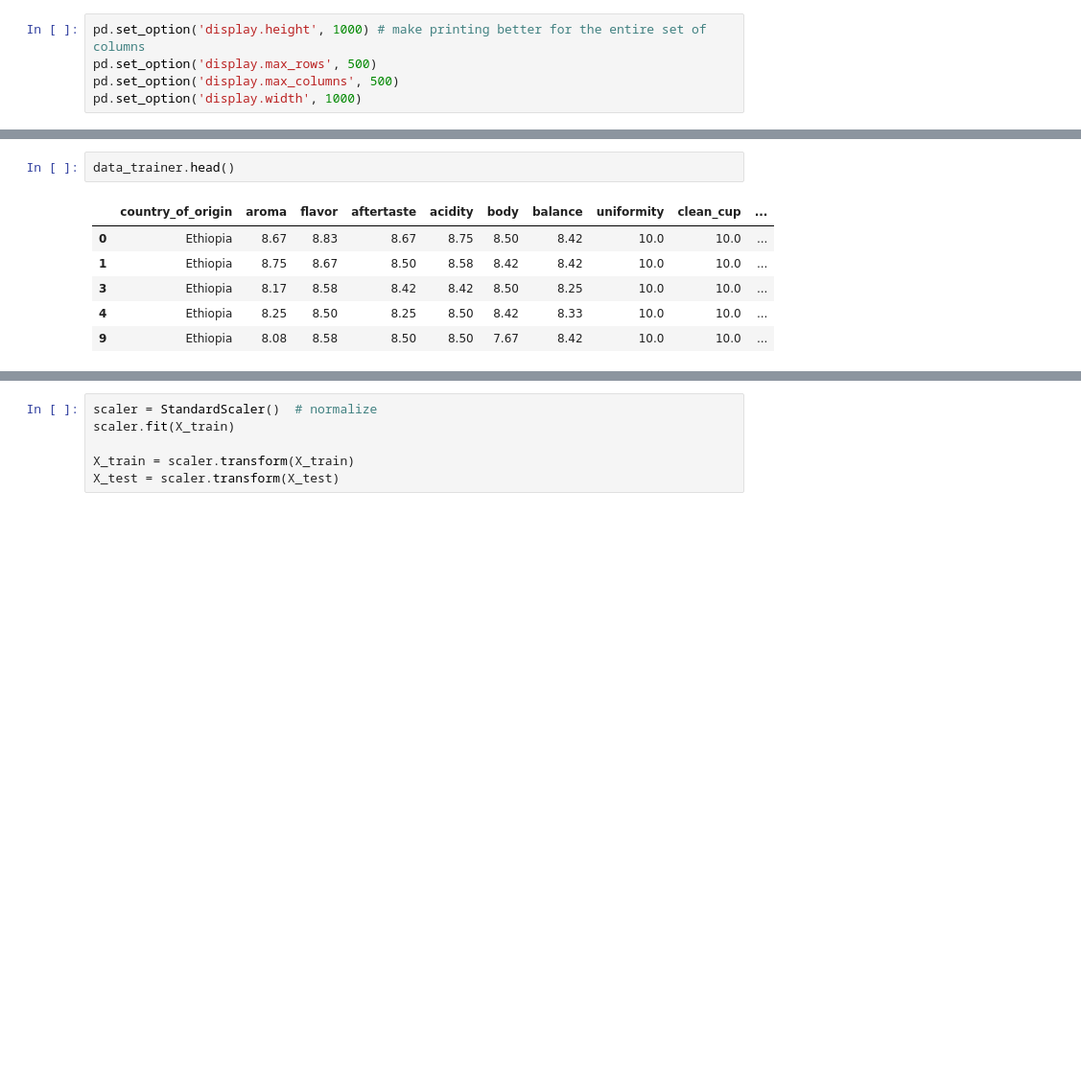
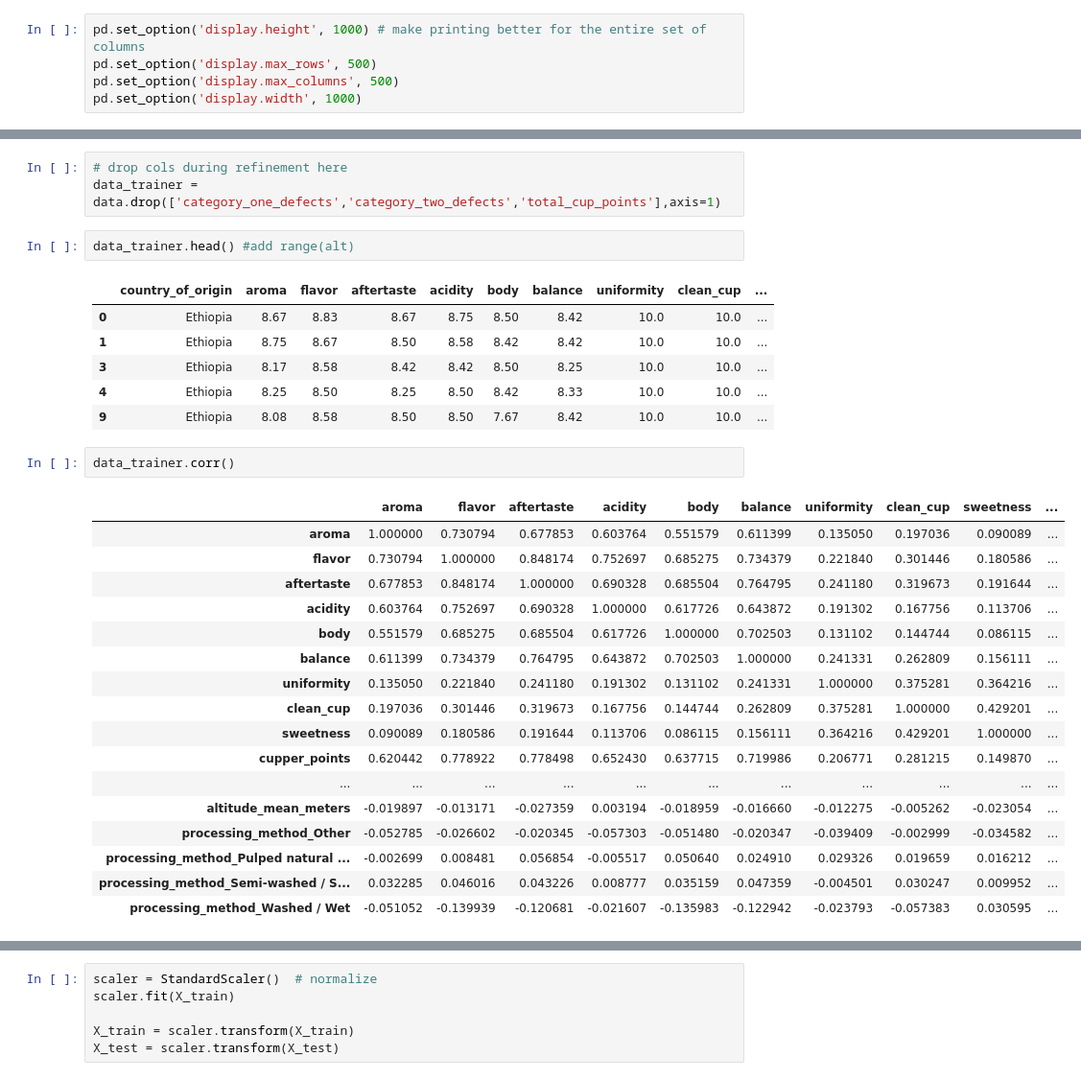
Before and after one commit to alexpfox/coffeequalitygraders, a Jupyter notebook: classify_beans.ipynb, the cells around one changed output, grey strips where cells are left out. Shown at 96% size. Cells and saved outputs as stored; diff of their text form; blank space fills up the shorter version.

```diff
--- a/classify_beans.ipynb
+++ b/classify_beans.ipynb
@@ -32,5 +41,8 @@ data_trainer = data.drop(['category_one_defects','category_two_defects'],axis=1)
+# %%
+# drop cols during refinement here
+data_trainer = data.drop(['category_one_defects','category_two_defects','total_cup_points'],axis=1)
 # %%
-data_trainer.head()
+data_trainer.head() #add range(alt)
 # %% [output]
 |  | country_of_origin | aroma | flavor | aftertaste | acidity | body | balance | uniformity | clean_cup | ... |
 | 0 | Ethiopia | 8.67 | 8.83 | 8.67 | 8.75 | 8.50 | 8.42 | 10.0 | 10.0 | ... |
@@ -38,3 +50,23 @@ data_trainer.head()
 | 3 | Ethiopia | 8.17 | 8.58 | 8.42 | 8.42 | 8.50 | 8.25 | 10.0 | 10.0 | ... |
 | 4 | Ethiopia | 8.25 | 8.50 | 8.25 | 8.50 | 8.42 | 8.33 | 10.0 | 10.0 | ... |
 | 9 | Ethiopia | 8.08 | 8.58 | 8.50 | 8.50 | 7.67 | 8.42 | 10.0 | 10.0 | ... |
+# %%
+data_trainer.corr()
+# %% [output]
+|  | aroma | flavor | aftertaste | acidity | body | balance | uniformity | clean_cup | sweetness | ... |
+| aroma | 1.000000 | 0.730794 | 0.677853 | 0.603764 | 0.551579 | 0.611399 | 0.135050 | 0.197036 | 0.090089 | ... |
+| flavor | 0.730794 | 1.000000 | 0.848174 | 0.752697 | 0.685275 | 0.734379 | 0.221840 | 0.301446 | 0.180586 | ... |
+| aftertaste | 0.677853 | 0.848174 | 1.000000 | 0.690328 | 0.685504 | 0.764795 | 0.241180 | 0.319673 | 0.191644 | ... |
+| acidity | 0.603764 | 0.752697 | 0.690328 | 1.000000 | 0.617726 | 0.643872 | 0.191302 | 0.167756 | 0.113706 | ... |
+| body | 0.551579 | 0.685275 | 0.685504 | 0.617726 | 1.000000 | 0.702503 | 0.131102 | 0.144744 | 0.086115 | ... |
+| balance | 0.611399 | 0.734379 | 0.764795 | 0.643872 | 0.702503 | 1.000000 | 0.241331 | 0.262809 | 0.156111 | ... |
+| uniformity | 0.135050 | 0.221840 | 0.241180 | 0.191302 | 0.131102 | 0.241331 | 1.000000 | 0.375281 | 0.364216 | ... |
+| clean_cup | 0.197036 | 0.301446 | 0.319673 | 0.167756 | 0.144744 | 0.262809 | 0.375281 | 1.000000 | 0.429201 | ... |
+| sweetness | 0.090089 | 0.180586 | 0.191644 | 0.113706 | 0.086115 | 0.156111 | 0.364216 | 0.429201 | 1.000000 | ... |
+| cupper_points | 0.620442 | 0.778922 | 0.778498 | 0.652430 | 0.637715 | 0.719986 | 0.206771 | 0.281215 | 0.149870 | ... |
+| ... | ... | ... | ... | ... | ... | ... | ... | ... | ... | ... |
+| altitude_mean_meters | -0.019897 | -0.013171 | -0.027359 | 0.003194 | -0.018959 | -0.016660 | -0.012275 | -0.005262 | -0.023054 | ... |
+| processing_method_Other | -0.052785 | -0.026602 | -0.020345 | -0.057303 | -0.051480 | -0.020347 | -0.039409 | -0.002999 | -0.034582 | ... |
+| processing_method_Pulped natural ... | -0.002699 | 0.008481 | 0.056854 | -0.005517 | 0.050640 | 0.024910 | 0.029326 | 0.019659 | 0.016212 | ... |
+| processing_method_Semi-washed / S... | 0.032285 | 0.046016 | 0.043226 | 0.008777 | 0.035159 | 0.047359 | -0.004501 | 0.030247 | 0.009952 | ... |
+| processing_method_Washed / Wet | -0.051052 | -0.139939 | -0.120681 | -0.021607 | -0.135983 | -0.122942 | -0.023793 | -0.057383 | 0.030595 | ... |
```
Also changed, not shown: parts of 24 cells of this notebook, 1 other file.
